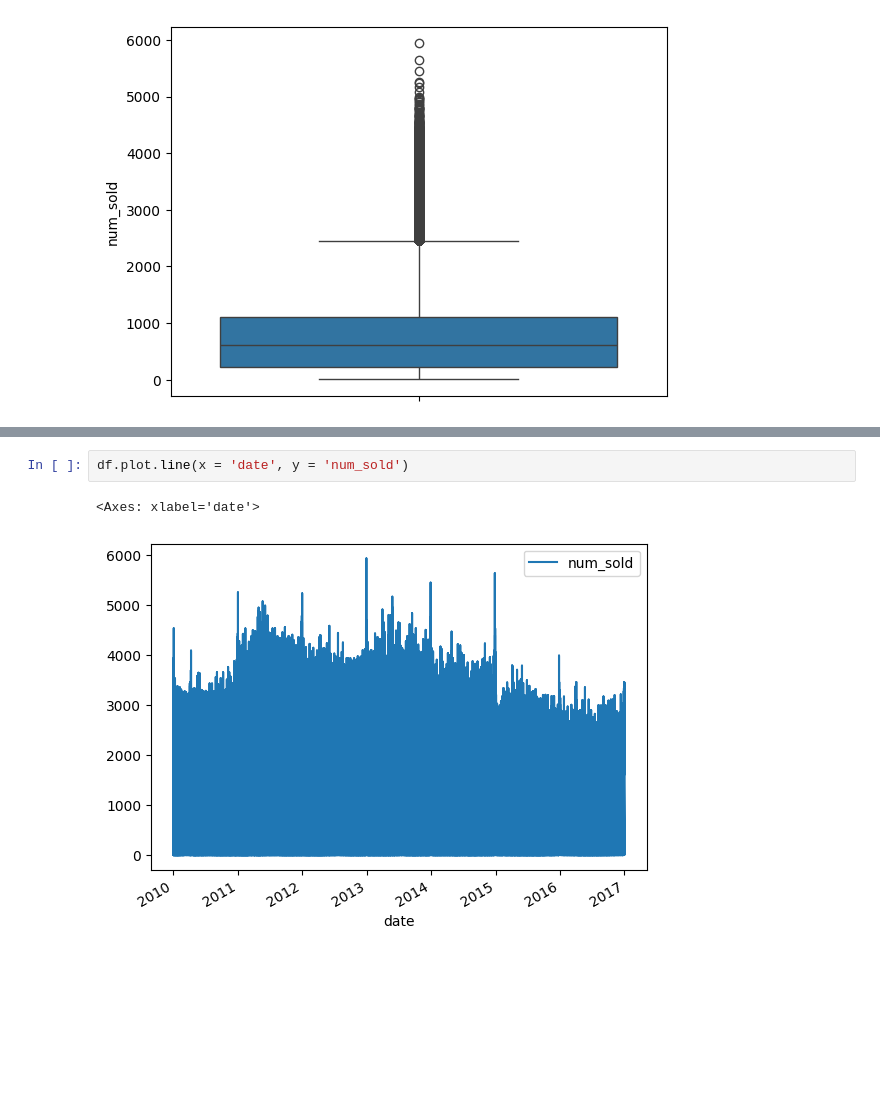
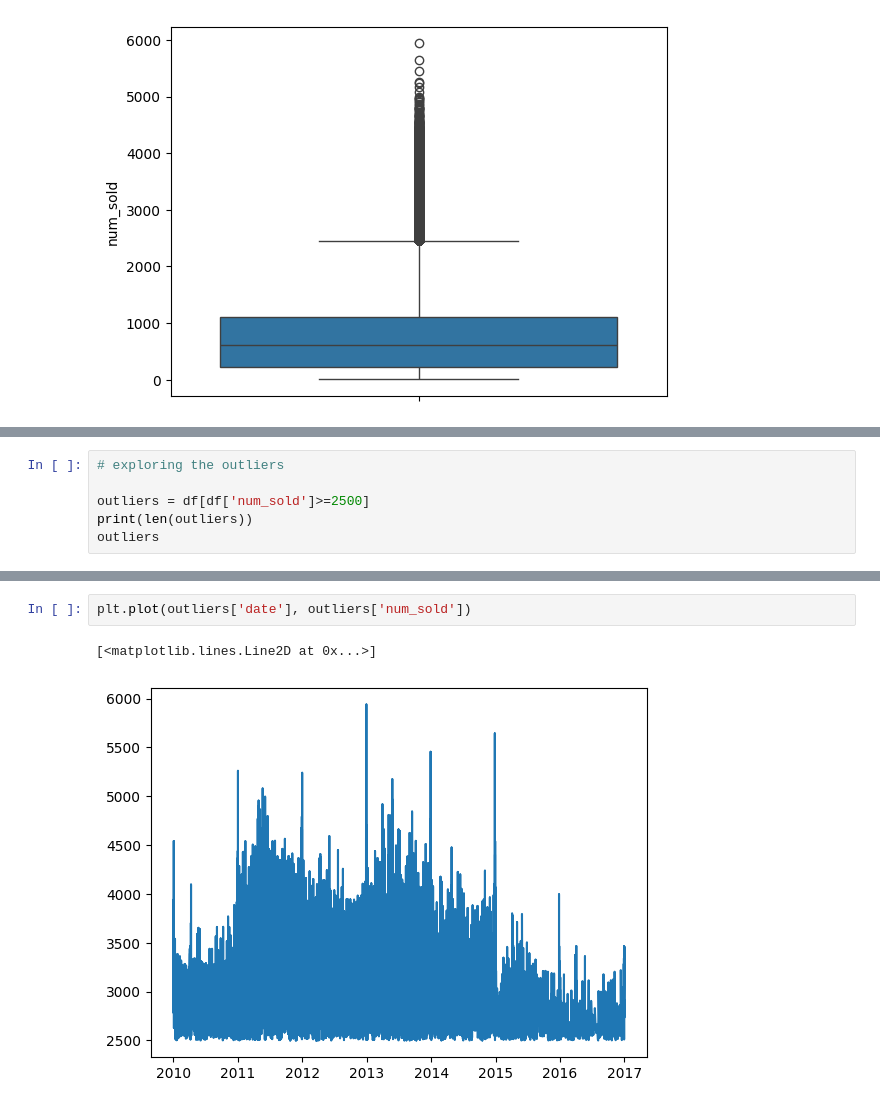
Before and after one commit to tselane2110/Forecasting-Sticker-Sales, a Jupyter notebook: StickerSalesForecasting.ipynb, the cells around one changed output, grey strips where cells are left out. Drawn from its saved outputs; the diff is of its cells as text; blank space fills up the shorter version.

Commit message:
add: visualizations to understand outliers/trend

```diff
--- a/StickerSalesForecasting.ipynb
+++ b/StickerSalesForecasting.ipynb
@@ -258,0 +259,6 @@ plt.show()
+# %%
+# exploring the outliers
+
+outliers = df[df['num_sold']>=2500]
+print(len(outliers))
+outliers
@@ -259,5 +285,5 @@ plt.show()
 # %%
-df.plot.line(x = 'date', y = 'num_sold')
+plt.plot(outliers['date'], outliers['num_sold'])
 # %% [output]
-<Axes: xlabel='date'>
+[<matplotlib.lines.Line2D at 0x...>]
-[figure, old version]
+[figure, new version]
```
Also changed, not shown: parts of 16 cells of this notebook.
